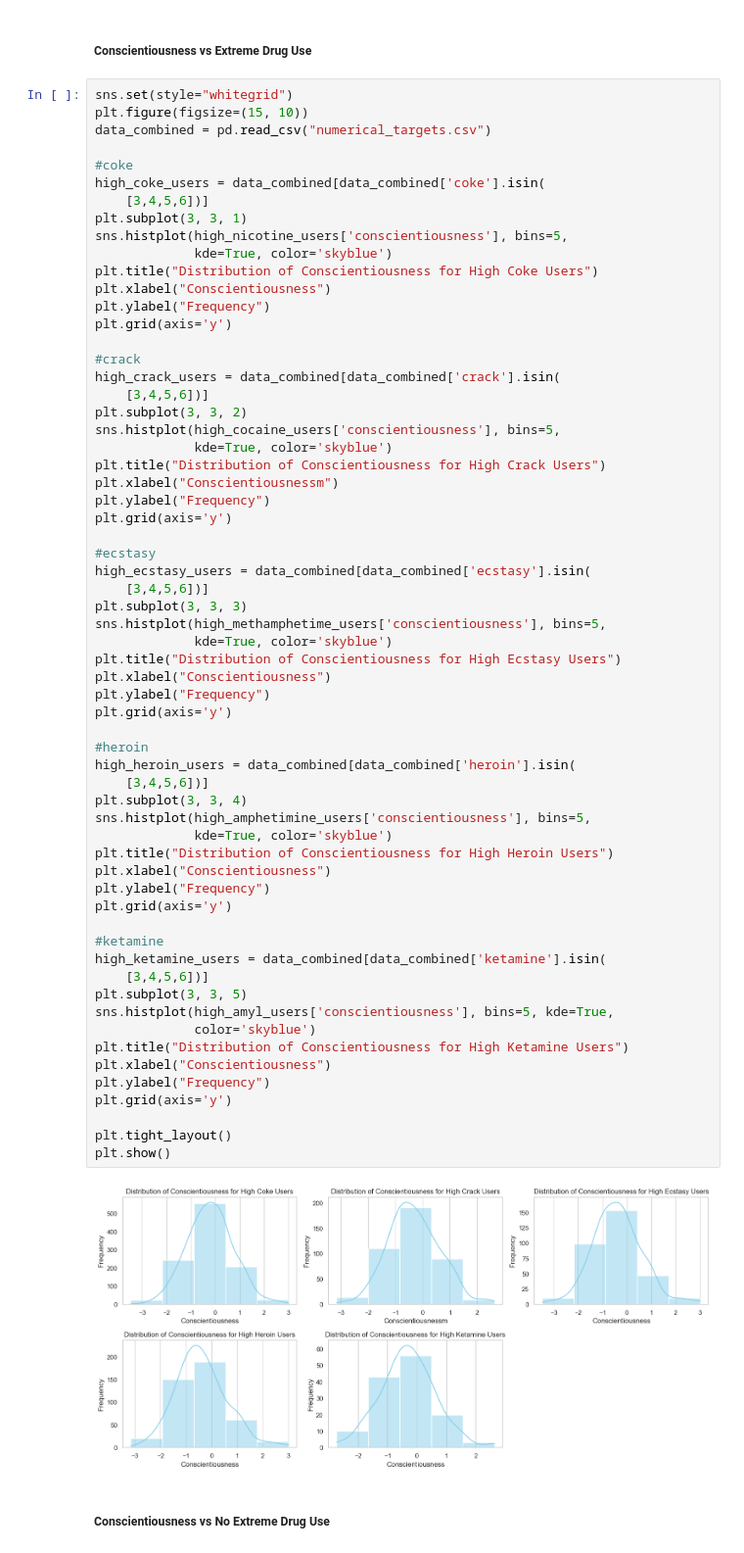
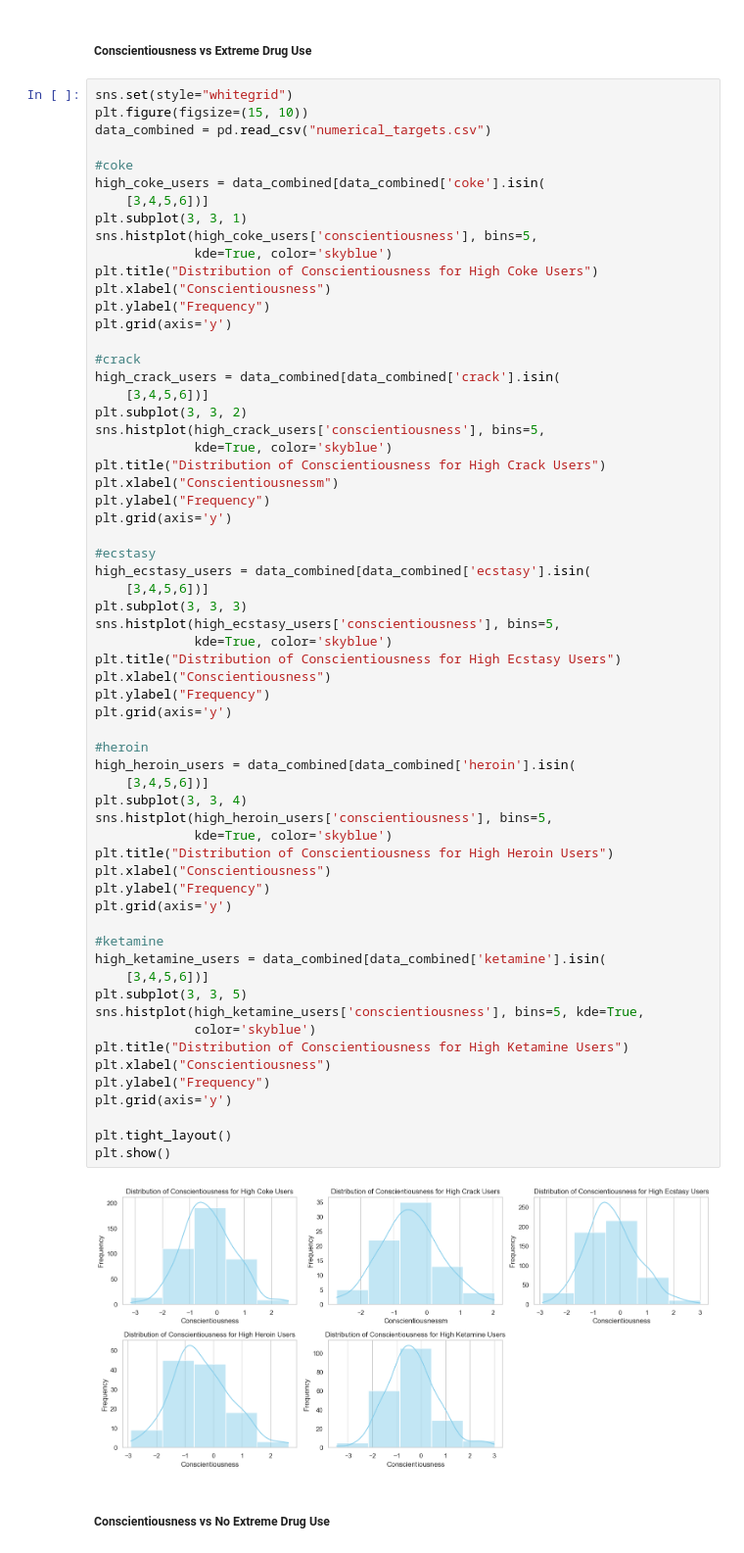
Before and after one commit to anna-nelson/Final-Project-INFO2950, a Jupyter notebook: Phase5.ipynb, the cells around one changed output. Shown at 98% size. Saved outputs shown, nothing was run; the diff lists cells and outputs as text.

```diff
--- a/Phase5.ipynb
+++ b/Phase5.ipynb
@@ -339,7 +343,7 @@ data_combined = pd.read_csv("numerical_targets.csv")
 high_coke_users = data_combined[data_combined['coke'].isin(
     [3,4,5,6])]
 plt.subplot(3, 3, 1)
-sns.histplot(high_nicotine_users['conscientiousness'], bins=5,
+sns.histplot(high_coke_users['conscientiousness'], bins=5,
              kde=True, color='skyblue')
 plt.title("Distribution of Conscientiousness for High Coke Users")
 plt.xlabel("Conscientiousness")
@@ -350,7 +354,7 @@ plt.grid(axis='y')
 high_crack_users = data_combined[data_combined['crack'].isin(
     [3,4,5,6])]
 plt.subplot(3, 3, 2)
-sns.histplot(high_cocaine_users['conscientiousness'], bins=5,
+sns.histplot(high_crack_users['conscientiousness'], bins=5,
              kde=True, color='skyblue')
 plt.title("Distribution of Conscientiousness for High Crack Users")
 plt.xlabel("Conscientiousnessm")
@@ -361,39 +365,39 @@ plt.grid(axis='y')
 high_ecstasy_users = data_combined[data_combined['ecstasy'].isin(
     [3,4,5,6])]
 plt.subplot(3, 3, 3)
-sns.histplot(high_methamphetime_users['conscientiousness'], bins=5,
+sns.histplot(high_ecstasy_users['conscientiousness'], bins=5,
              kde=True, color='skyblue')
 plt.title("Distribution of Conscientiousness for High Ecstasy Users")
 plt.xlabel("Conscientiousness")
 plt.ylabel("Frequency")
 plt.grid(axis='y')
 
 #heroin
 high_heroin_users = data_combined[data_combined['heroin'].isin(
     [3,4,5,6])]
 plt.subplot(3, 3, 4)
-sns.histplot(high_amphetimine_users['conscientiousness'], bins=5,
+sns.histplot(high_heroin_users['conscientiousness'], bins=5,
              kde=True, color='skyblue')
 plt.title("Distribution of Conscientiousness for High Heroin Users")
 plt.xlabel("Conscientiousness")
 plt.ylabel("Frequency")
 plt.grid(axis='y')
 
 #ketamine
 high_ketamine_users = data_combined[data_combined['ketamine'].isin(
     [3,4,5,6])]
 plt.subplot(3, 3, 5)
-sns.histplot(high_amyl_users['conscientiousness'], bins=5, kde=True,
+sns.histplot(high_ketamine_users['conscientiousness'], bins=5, kde=True,
              color='skyblue')
 plt.title("Distribution of Conscientiousness for High Ketamine Users")
 plt.xlabel("Conscientiousness")
 plt.ylabel("Frequency")
 plt.grid(axis='y')
 
 plt.tight_layout()
 plt.show()
 # %% [output]
-[figure, old version]
+[figure, new version]
 # %% [markdown]
 ##### Conscientiousness vs No Extreme Drug Use
 # %%
```
Also changed, not shown: parts of 27 cells of this notebook.
